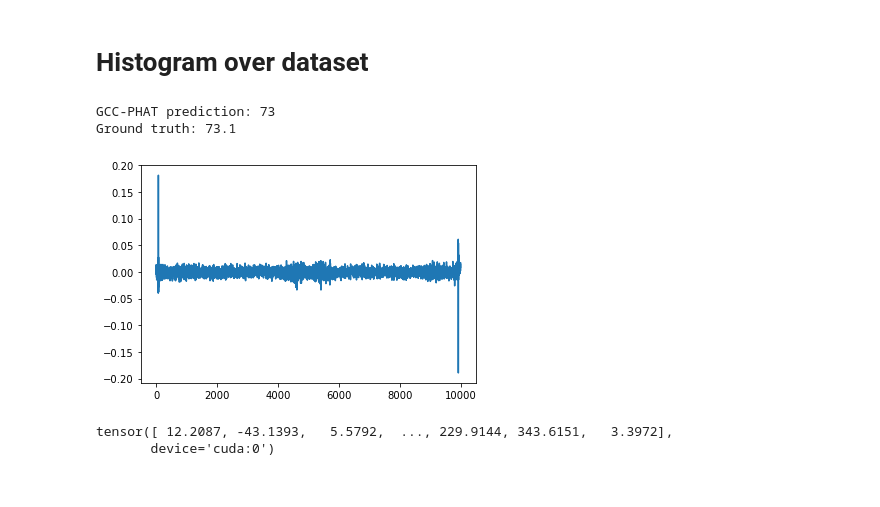
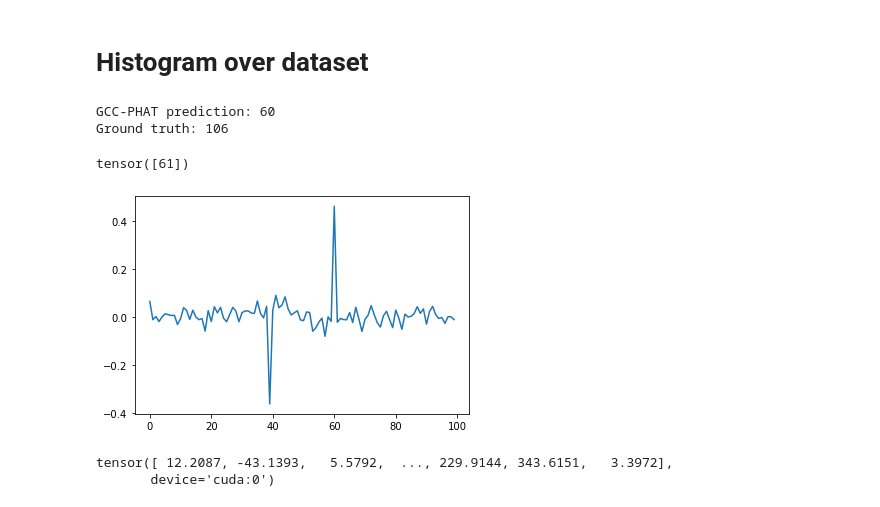
Before and after one commit to Etomer/timeshift_ML, a Jupyter notebook: slask/gcc_phat_verification.ipynb, the cells around one changed output. Saved outputs shown, nothing was run; the diff lists cells and outputs as text; code cells hidden in the pictures.

```diff
--- a/slask/gcc_phat_verification.ipynb
+++ b/slask/gcc_phat_verification.ipynb
@@ -15,7 +15,7 @@ import scipy as sp
 import h5py
 from scipy.io import wavfile
 # %%
-data_folder = "../datasets/generated_dataset/"
+data_folder = "../data/datasets/"
 device = 'cuda' if torch.cuda.is_available() else ('mps' if torch.backends.mps.is_available() else 'cpu')
 dropout = 0.1
 batch_size = 128
@@ -159,7 +159,7 @@ def format_simulated_data(X,y):
 
         """
         #pull a random sound
-        sound_paths = glob("../datasets/reference_sounds/*.wav")
+        sound_paths = glob("../data/reference_data/reference_sounds/*.wav")
         sound_path = sound_paths[np.random.randint(len(sound_paths))]
         fs,signal = wavfile.read(sound_path)
         start = np.random.randint(0,len(signal) - config["sample_length"] - config["rir_len"]-1, X.shape[0])
@@ -188,12 +188,17 @@ def y_to_class_gt(y, guess_grid_size, max_shift) :
         y[y == guess_grid_size] = guess_grid_size - 1
         return y.long()
 
+# def y_to_class_gt(y, guess_grid_size, max_shift) :
+#         bin_size = max_shift*2/guess_grid_size
+#         return torch.round(guess_grid_size/2 + (y/bin_size))
+
+
 config = {
     "dropout" : 0.1,
     "batch_size" : 50,
     "max_shift" : 500, # ~10 meters
     "guess_grid_size" : 100,
-    "dataset" : "new_type_dataset_easy.hdf5",
+    "dataset" : "impulse_response_easy.hdf5",
     "cnn_output_size_at_factor_1" : 576,
     "factor" : 10,
     "loss_fn" : "cross_entropy",
@@ -211,7 +216,7 @@ config = {
 }
 
 f = h5py.File(data_folder + config["dataset"],"r")
-
+device = "cpu"
 X = f['input']
 y = f['gt']
 
@@ -238,24 +247,50 @@ test_dl = DataLoader(dataset_test, batch_size=config["batch_size"], shuffle=Fals
 # %%
 X,y = next(iter(train_dl))
 X = X.to(device)
 y = y.to(device)
 X,y = format_simulated_data(X,y)
 X = X.cpu()
-X = torch.complex(X[0,0::2,:],X[0,1::2])
-c = X[0]*X[1].conj()
-pred = torch.fft.irfft(torch.concatenate([c/(c.abs() + 1e-10), torch.zeros(config["sample_length"]//2 - X.shape[1])]))
+#X = torch.complex(X[:,0::2,:],X[:,1::2])
+#c = X[:,0]*X[:,1].conj()
+#x = torch.fft.irfft(torch.concatenate([c/(c.abs() + 1e-10), torch.zeros(X.shape[0],config["sample_length"]//2 + 1 - X.shape[2])], dim= 1))
+
+grid_guess_size = 100
+max_shift = 500
+
+
+x = torch.fft.fftshift(x,dim=1)
+# recompute  correct bin size
+bin_size = 2*max_shift/grid_guess_size
+pred = torch.zeros(x.shape[0], grid_guess_size)
+for i in range(grid_guess_size):
+    start = int(x.shape[1] // 2 - (grid_guess_size / 2)*bin_size + bin_size * i)
+    #print(torch.sum(x[:,start:(start + bin_size)],dim=1).shape)
+
+    pred[:,i] = torch.sum(x[:,start:(start + int(bin_size))],dim=1)
+
+pred = pred[0]
+model = gcc_phat.gcc_phat_model(10000, 500 ,100)
+
+pred = model.forward(X)[0]
 
 a = pred.argmax()
-if a > pred.shape[0]//2:
-    a -= pred.shape[0]
+
+# if a > pred.shape[0]//2:
+#    a -= pred.shape[0]
 
 plt.plot(pred)
 print(f'GCC-PHAT prediction: {a}')
-print(f'Ground truth: {y[0]:.1f}')
+print(f'Ground truth: {y[0]:.0f}')
+
+y_to_class_gt(y[0:1],grid_guess_size,max_shift)
+
+#bin_size = (max_shift*2)/grid_guess_size
+#torch.round(grid_guess_size/2 + (y[0]/bin_size))
 # %% [output]
-GCC-PHAT prediction: 73
-Ground truth: 73.1
+GCC-PHAT prediction: 60
+Ground truth: 106
+tensor([61])
-[figure, old version]
+[figure, new version]
 # %%
 X,y = next(iter(train_dl))
 
```
Also changed, not shown: parts of 2 cells of this notebook, 10 other files.
